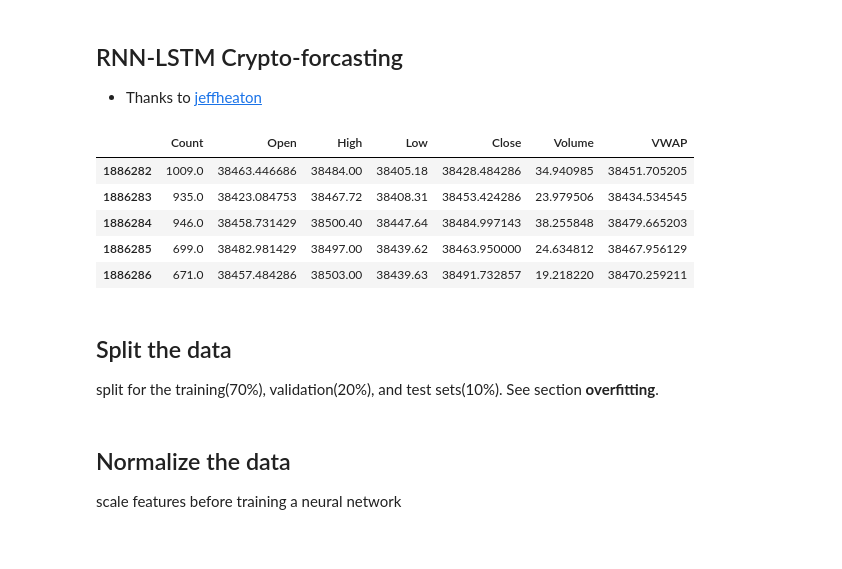
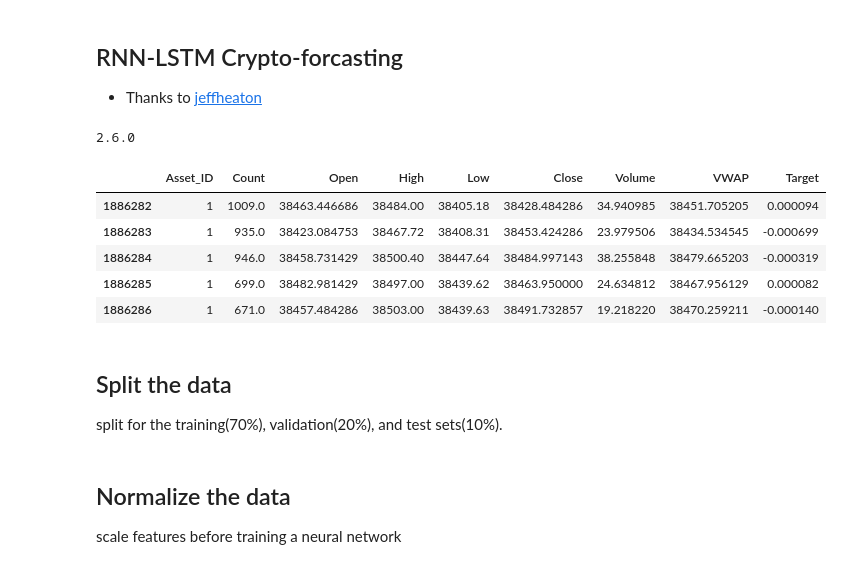
Before and after one commit to 123mitnik/Crypto_Forecasting_kaggle, a Jupyter notebook: RNN_forecasting.ipynb, the cells around one changed output. Saved outputs shown, nothing was run; the diff lists cells and outputs as text; code cells hidden in the pictures.

```diff
--- a/RNN_forecasting.ipynb
+++ b/RNN_forecasting.ipynb
@@ -30,34 +30,34 @@ $$J(\theta)=\frac{1}{m} \sum_{i=1}^{m} \sum_{t=1}^{N_{i}} D(y_t, Y_t)$$
 # %%
 import os
 import IPython
 import IPython.display
 import matplotlib as mpl
 import matplotlib.pyplot as plt
 import numpy as np
 import pandas as pd
 import seaborn as sns
 import tensorflow as tf
 from sklearn import metrics
 mpl.rcParams['figure.figsize'] = (8, 6)
 mpl.rcParams['axes.grid'] = False
-
+print(tf.__version__)
 
 ##data and date
 csv_path = '/Users/dingxian/Documents/GitHub/Crypto_Forecasting_kaggle/codetest/btc.csv'
 df = pd.read_csv(csv_path)
 df = df[-70000:]
 date_time = pd.to_datetime(df.pop('timestamp'),unit='s')
 
-df = df[['Count','Open','High','Low','Close','Volume','VWAP']]
 df.head()
 # %% [output]
+2.6.0
-|  | Count | Open | High | Low | Close | Volume | VWAP |
-| 1886282 | 1009.0 | 38463.446686 | 38484.00 | 38405.18 | 38428.484286 | 34.940985 | 38451.705205 |
-| 1886283 | 935.0 | 38423.084753 | 38467.72 | 38408.31 | 38453.424286 | 23.979506 | 38434.534545 |
-| 1886284 | 946.0 | 38458.731429 | 38500.40 | 38447.64 | 38484.997143 | 38.255848 | 38479.665203 |
-| 1886285 | 699.0 | 38482.981429 | 38497.00 | 38439.62 | 38463.950000 | 24.634812 | 38467.956129 |
-| 1886286 | 671.0 | 38457.484286 | 38503.00 | 38439.63 | 38491.732857 | 19.218220 | 38470.259211 |
+|  | Asset_ID | Count | Open | High | Low | Close | Volume | VWAP | Target |
+| 1886282 | 1 | 1009.0 | 38463.446686 | 38484.00 | 38405.18 | 38428.484286 | 34.940985 | 38451.705205 | 0.000094 |
+| 1886283 | 1 | 935.0 | 38423.084753 | 38467.72 | 38408.31 | 38453.424286 | 23.979506 | 38434.534545 | -0.000699 |
+| 1886284 | 1 | 946.0 | 38458.731429 | 38500.40 | 38447.64 | 38484.997143 | 38.255848 | 38479.665203 | -0.000319 |
+| 1886285 | 1 | 699.0 | 38482.981429 | 38497.00 | 38439.62 | 38463.950000 | 24.634812 | 38467.956129 | 0.000082 |
+| 1886286 | 1 | 671.0 | 38457.484286 | 38503.00 | 38439.63 | 38491.732857 | 19.218220 | 38470.259211 | -0.000140 |
 # %% [markdown]
 ## Split the data
 
-split for the training(70%), validation(20%), and test sets(10%). See section **overfitting**.
+split for the training(70%), validation(20%), and test sets(10%).
```
Also changed, not shown: parts of 16 cells of this notebook, 25 other files.
